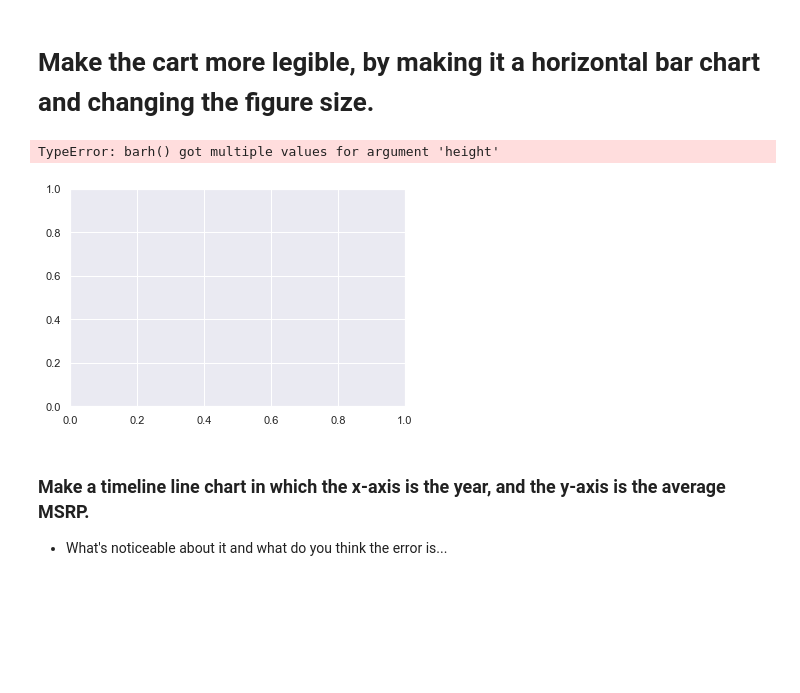
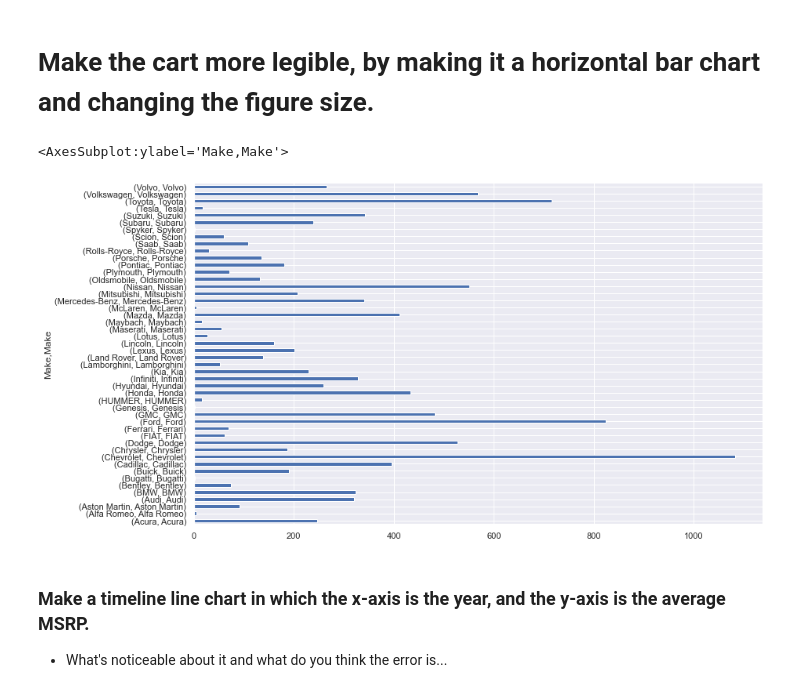
Before and after one commit to crrw/2020-fall-data-science, a Jupyter notebook: Week2-EDA/Exercise-EDA.ipynb, the cells around one changed output. Drawn from its saved outputs; the diff is of its cells as text; code cells hidden in the pictures; blank space fills up the shorter version.

```diff
--- a/Week2-EDA/Exercise-EDA.ipynb
+++ b/Week2-EDA/Exercise-EDA.ipynb
@@ -124,10 +116,10 @@ gb.plot(kind = "bar")
 # Make the cart more legible, by making it a horizontal bar chart and changing the figure size.
 # %%
 # Make the cart more legible, by making it a horizontal bar chart and changing the figure size.
-gb.plot(kind = "barh" , height = 10, width = 10)
+gb.plot(kind = "barh", figsize = (13,8))
 # %% [output]
-TypeError: barh() got multiple values for argument 'height'
+<AxesSubplot:ylabel='Make,Make'>
-[figure, old version]
+[figure, new version]
 # %% [markdown]
 ### Make a timeline line chart in which the x-axis is the year, and the y-axis is the average MSRP.
 * What's noticeable about it and what do you think the error is...
```
Also changed, not shown: parts of 6 cells of this notebook.
